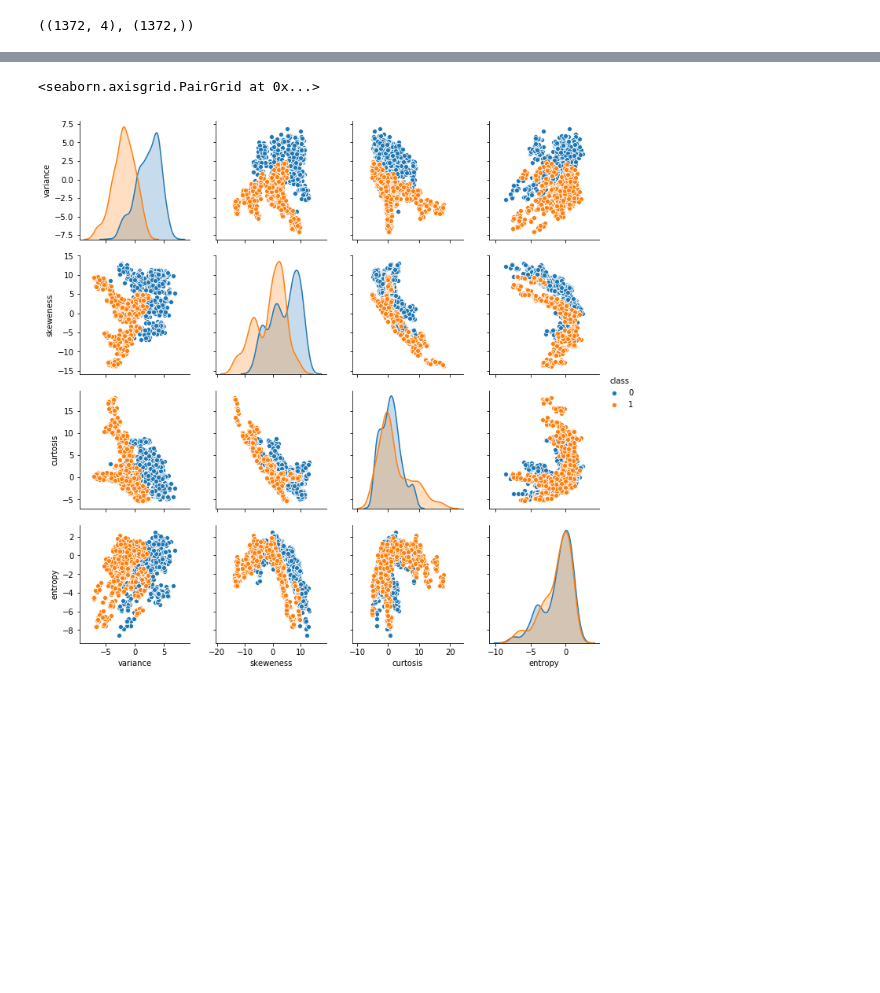
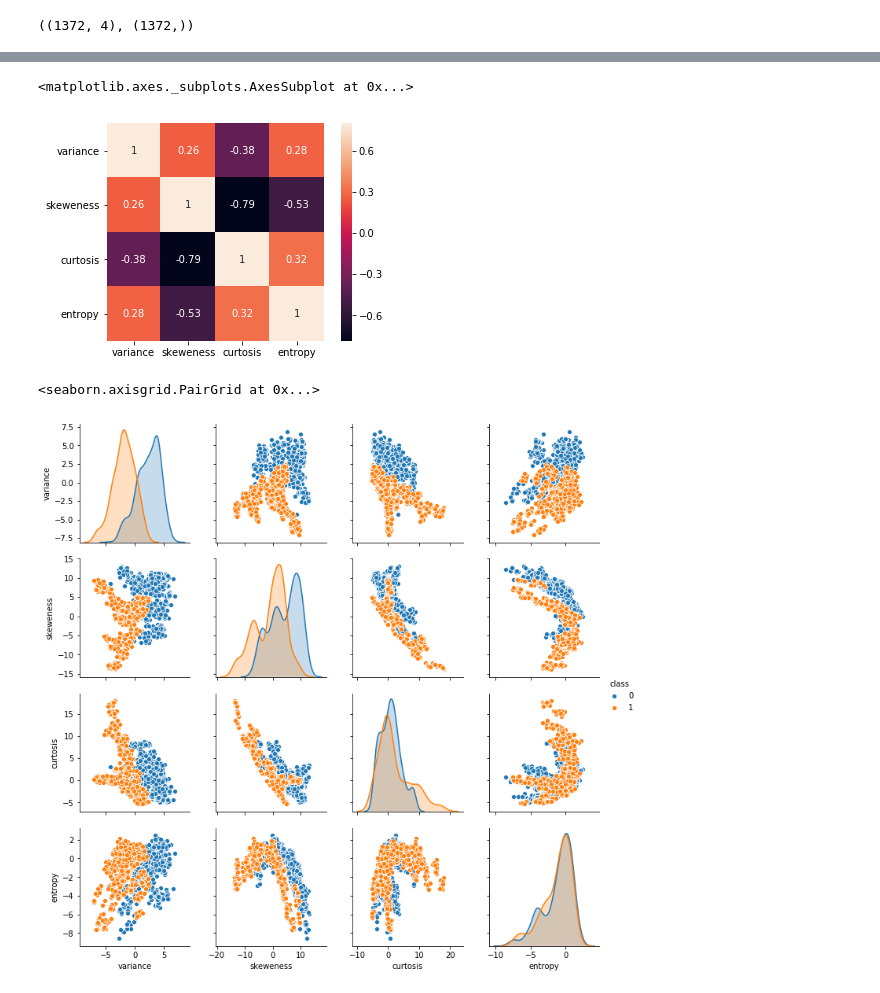
Before and after one commit to EGoms/4442, a Jupyter notebook: banknotes.ipynb, the cells around one changed output, grey strips where cells are left out. Cells and saved outputs as stored; diff of their text form; code cells hidden in the pictures; blank space fills up the shorter version.

```diff
--- a/banknotes.ipynb
+++ b/banknotes.ipynb
@@ -30,3 +39,9 @@ features.shape, labels.shape
+# %%
+correlation = features.corr()
+sns.heatmap(correlation, vmax=.8, square=True, annot=True)
+# %% [output]
+<matplotlib.axes._subplots.AxesSubplot at 0x...>
+[figure, added]
 # %%
 sns.pairplot(p, hue='class', x_vars=['variance', 'skeweness', 'curtosis', 'entropy'], y_vars=['variance', 'skeweness', 'curtosis', 'entropy'])
 # %% [output]
```
Also changed, not shown: parts of 6 cells of this notebook.
